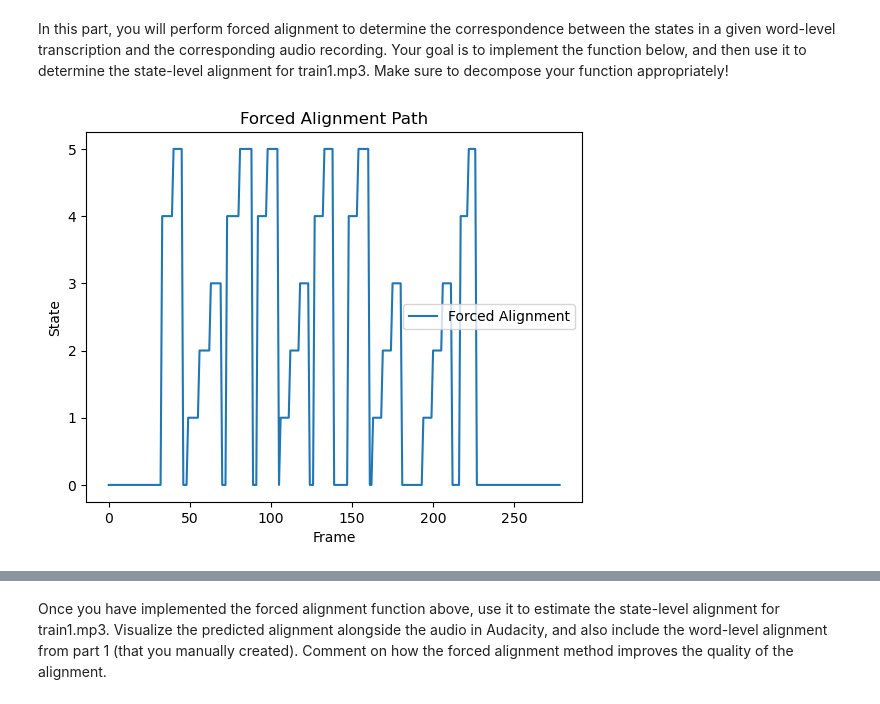
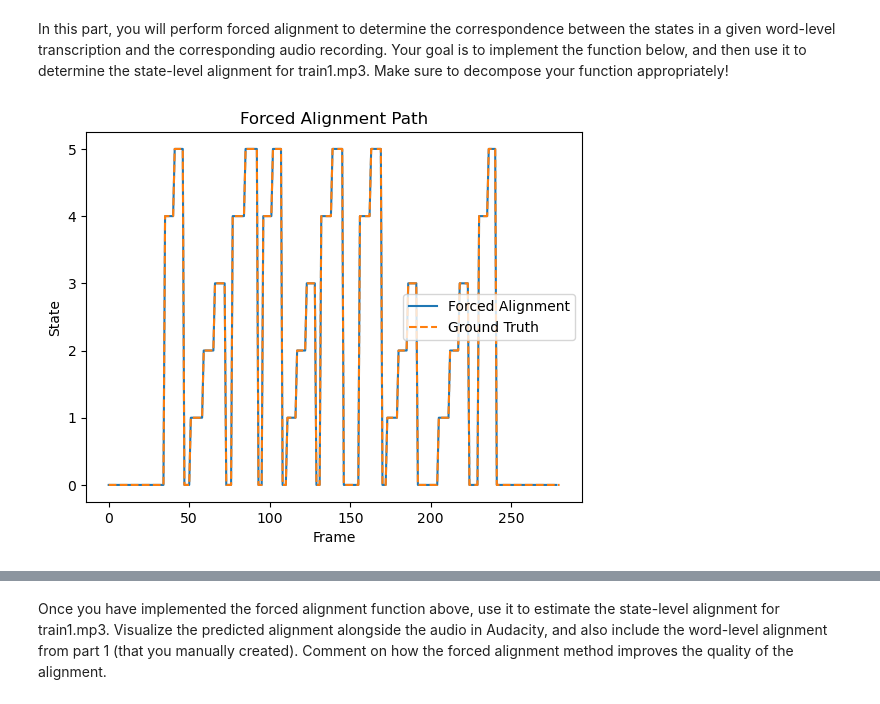
Before and after one commit to THENIROCK/toy-speech-recognizer, a Jupyter notebook: hw8.ipynb, the cells around one changed output, grey strips where cells are left out. Drawn from its saved outputs; the diff is of its cells as text; code cells hidden in the pictures.

```diff
--- a/hw8.ipynb
+++ b/hw8.ipynb
@@ -139,7 +139,7 @@ def computeFeatures(audiofile):
     hop = 512
 
     audio, sr = lb.load(audiofile)
-    O = lb.feature.mfcc(y=audio, sr=sr, hop_length=hop)
+    O = lb.feature.mfcc(y=audio, sr=sr, hop_length=hop, n_fft=2048)
 
     hop_sec = hop / sr
 
@@ -292,6 +309,10 @@ def getstatetransitionmat(S_list, states):
             A[curr_state, next_state] += 1
 
     # normalize rows to convert counts -> probabilities
+    # rows with no outgoing transitions produce NaNs in A, which breaks Viterbi
+    for i in range(len(states)):
+        if A[i].sum() == 0:
+            A[i, i] = 1.0  # unseen state: self-loop so rows stay valid
     row_sums = A.sum(axis=1, keepdims=True)
     A = A / row_sums
     return A
@@ -962,25 +983,30 @@ def forcedAlignment(audiofile, word_transcript, model, stateStr2id):
             t -= 1
 
         if s < 0 or t < 0:
-            # safety break in case of any weirdness
             break
 
     alignment.reverse()
-    return np.array(alignment), IDseq
+    if len(alignment) != num_frames:
+        raise RuntimeError(
+            "forcedAlignment backtrace incomplete (path shorter than MFCC frames). "
+            f"len(alignment)={len(alignment)}, num_frames={num_frames}. "
+            "This causes label times to drift vs the frame plot; fix DP/backtrace."
+        )
+    return np.array(alignment), IDseq, O, hop
 # %%
-path, IDseq = forcedAlignment(Path(AUDIO_DIR, 'train1.wav'), 'no yes no no yes no no yes yes no', (A, pi, means, covars), stateStr2id)
+path, IDseq, O_fa, hop_fa = forcedAlignment(Path(AUDIO_DIR, 'train1.wav'), 'no yes no no yes no no yes yes no', (A, pi, means, covars), stateStr2id)
 
 # print(path)
 
 y = path[:,0]
 x = path[:,1]
 
 plt.plot(x, y, label='Forced Alignment')
-# plt.plot(S, label='Ground Truth')
+plt.plot(S, label='Ground Truth', linestyle='--')
 plt.xlabel('Frame')
 plt.ylabel('State')
 plt.title('Forced Alignment Path')
 plt.legend()
 plt.show()
 # %% [output]
-[figure, old version]
+[figure, new version]
```
Also changed, not shown: parts of 21 cells of this notebook, 15 other files.
